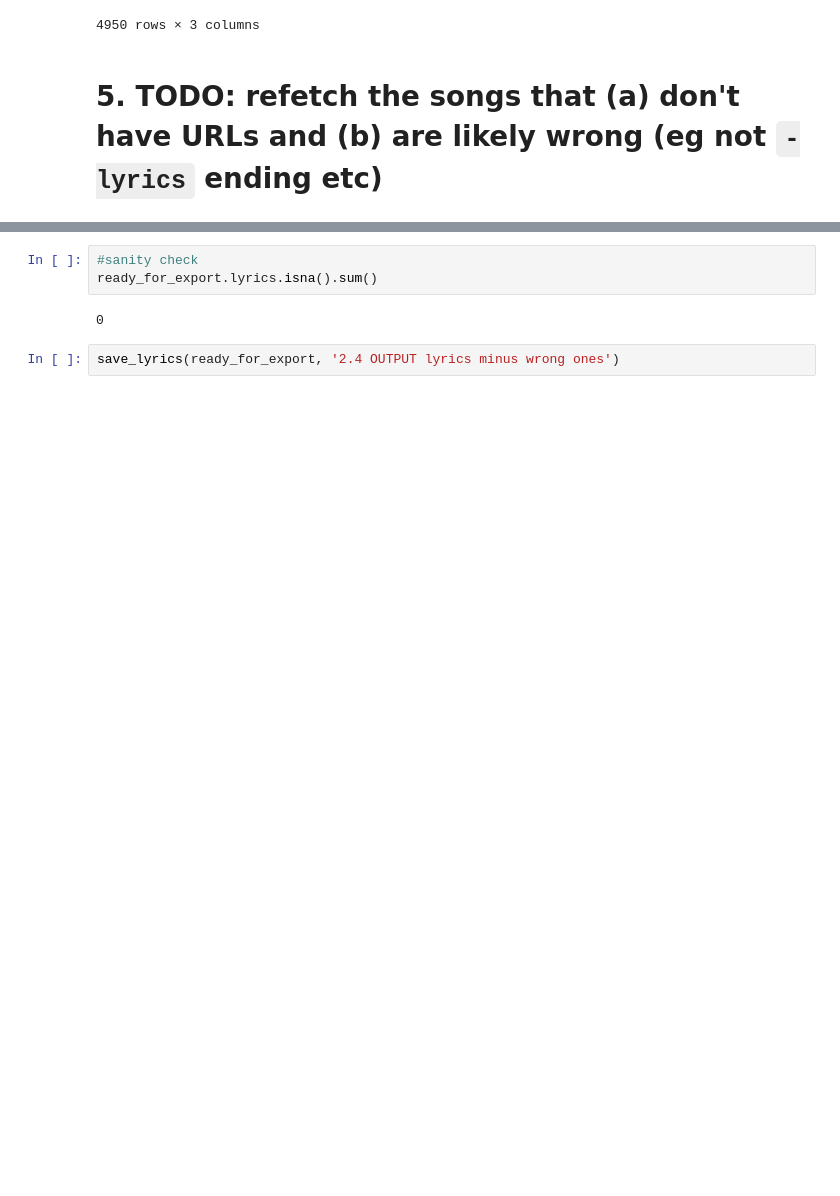
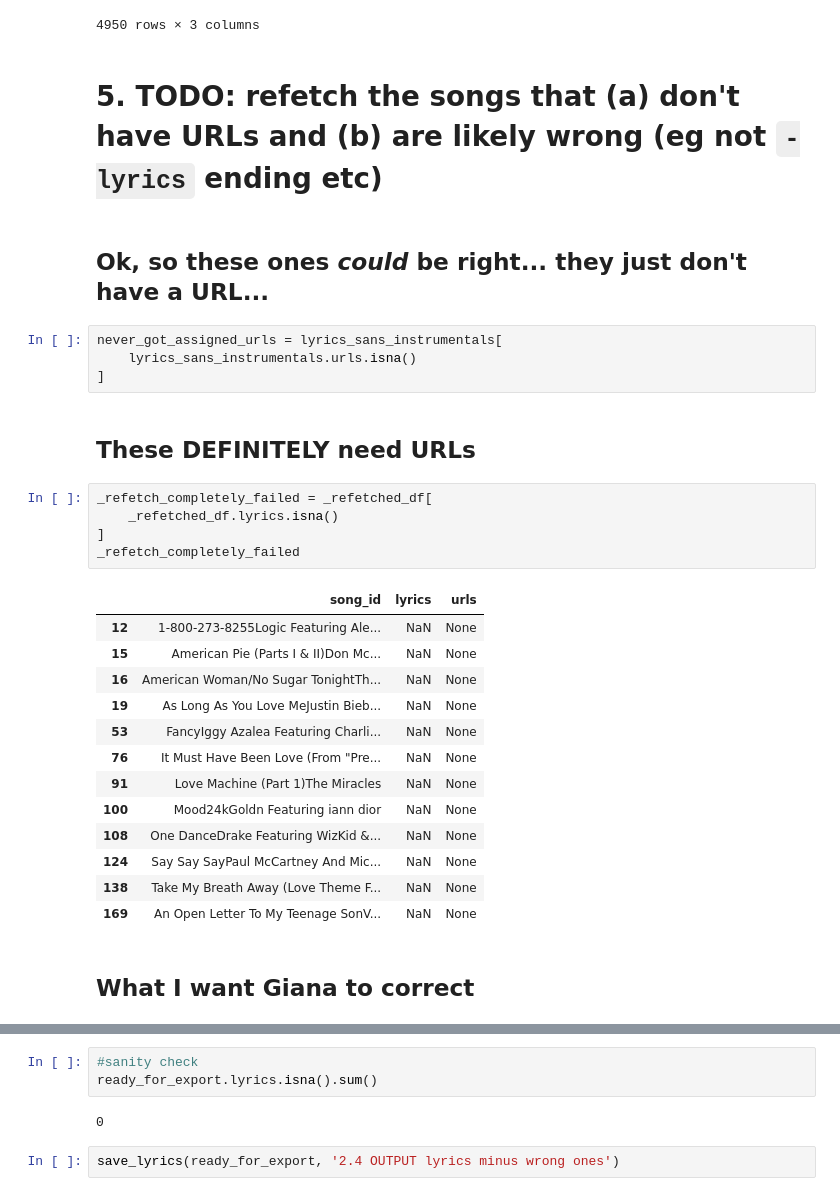
Before and after one commit to davidnmora/billboard-lyric-exploration, a Jupyter notebook: 2.4 SUB WORK even more correcting mistakes, sigh....ipynb, the cells around one changed output, grey strips where cells are left out. Cells and saved outputs as stored; diff of their text form; blank space fills up the shorter version.

```diff
--- a/2.4 SUB WORK even more correcting mistakes, sigh....ipynb
+++ b/2.4 SUB WORK even more correcting mistakes, sigh....ipynb
@@ -451,3 +467,32 @@ ready_for_export
 4950 rows × 3 columns
 # %% [markdown]
 # 5.  TODO: refetch the songs that (a) don't have URLs and (b) are likely wrong (eg not `-lyrics` ending etc)
+# %% [markdown]
+## Ok, so these ones *could* be right... they just don't have a URL...
+# %%
+never_got_assigned_urls = lyrics_sans_instrumentals[
+    lyrics_sans_instrumentals.urls.isna()
+]
+# %% [markdown]
+## These DEFINITELY need URLs
+# %%
+_refetch_completely_failed = _refetched_df[
+    _refetched_df.lyrics.isna()
+]
+_refetch_completely_failed
+# %% [output]
+|  | song_id | lyrics | urls |
+| 12 | 1-800-273-8255Logic Featuring Ale... | NaN | None |
+| 15 | American Pie (Parts I & II)Don Mc... | NaN | None |
+| 16 | American Woman/No Sugar TonightTh... | NaN | None |
+| 19 | As Long As You Love MeJustin Bieb... | NaN | None |
+| 53 | FancyIggy Azalea Featuring Charli... | NaN | None |
+| 76 | It Must Have Been Love (From "Pre... | NaN | None |
+| 91 | Love Machine (Part 1)The Miracles | NaN | None |
+| 100 | Mood24kGoldn Featuring iann dior | NaN | None |
+| 108 | One DanceDrake Featuring WizKid &... | NaN | None |
+| 124 | Say Say SayPaul McCartney And Mic... | NaN | None |
+| 138 | Take My Breath Away (Love Theme F... | NaN | None |
+| 169 | An Open Letter To My Teenage SonV... | NaN | None |
+# %% [markdown]
+## What I want Giana to correct
```
Also changed, not shown: parts of 7 cells of this notebook, 1 other file.
